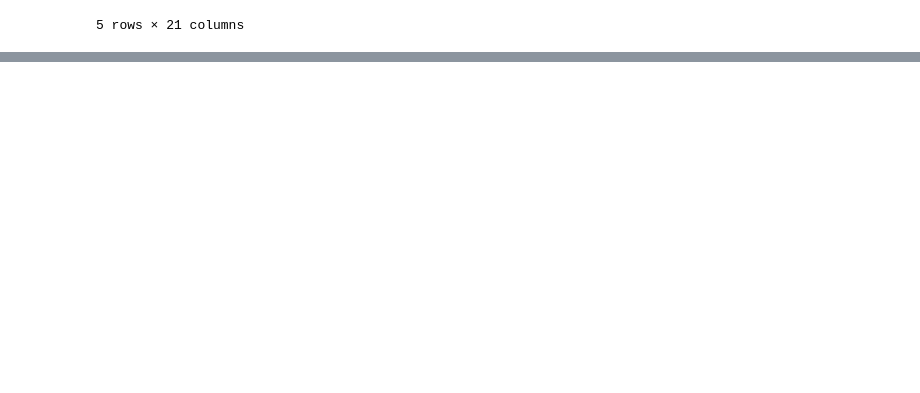
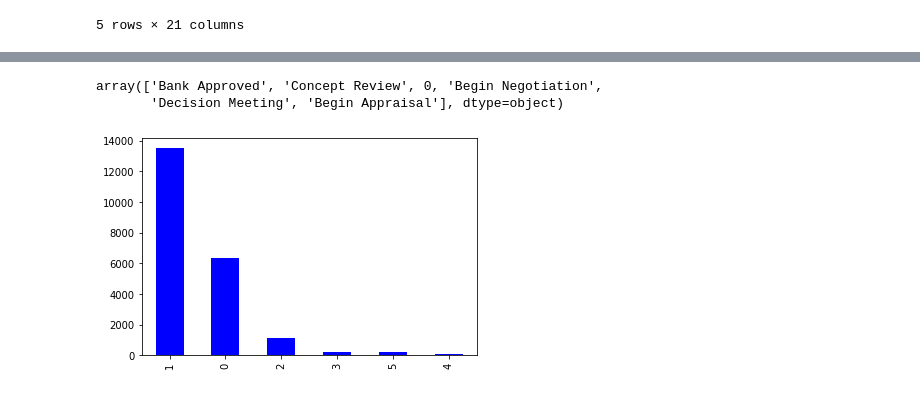
Before and after one commit to anjaliagarwal152615/world-bank-data-analysis-, a Jupyter notebook: world_bank.ipynb, the cells around one changed output, grey strips where cells are left out. Cells and saved outputs as stored; diff of their text form; code cells hidden in the pictures; blank space fills up the shorter version.

```diff
--- a/world_back.ipynb
+++ b/world_bank.ipynb
@@ -78,0 +112,3 @@ df['Project Status'] = df['Project Status'].replace(['Completed', 'Cancelled', '
+# %%
+#convert all NaN values to 0
+df.fillna(0, inplace=True)
@@ -78,0 +131,15 @@ df['Project Status'] = df['Project Status'].replace(['Completed', 'Cancelled', '
+# %%
+df['Last Stage Reached Name'].unique()
+# %% [output]
+array(['Bank Approved', 'Concept Review', 0, 'Begin Negotiation',
+       'Decision Meeting', 'Begin Appraisal'], dtype=object)
+# %%
+#covert last stage reached name to numeric
+df['Last Stage Reached Name'] = df['Last Stage Reached Name'].replace(['0','Bank Approved', 'Concept Review', 'Begin Negotiation', 'Decision Meeting', 'Begin Appraisal'], [0, 1, 2, 3, 4,5])
+# %%
+#plot last stage reached name
+df['Last Stage Reached Name'].value_counts().plot(kind='bar', color='blue')
+#save plot to a file
+plt.savefig('last_stage_reached.png')
+# %% [output]
+[figure, added]
```
Also changed, not shown: parts of 7 cells of this notebook.
